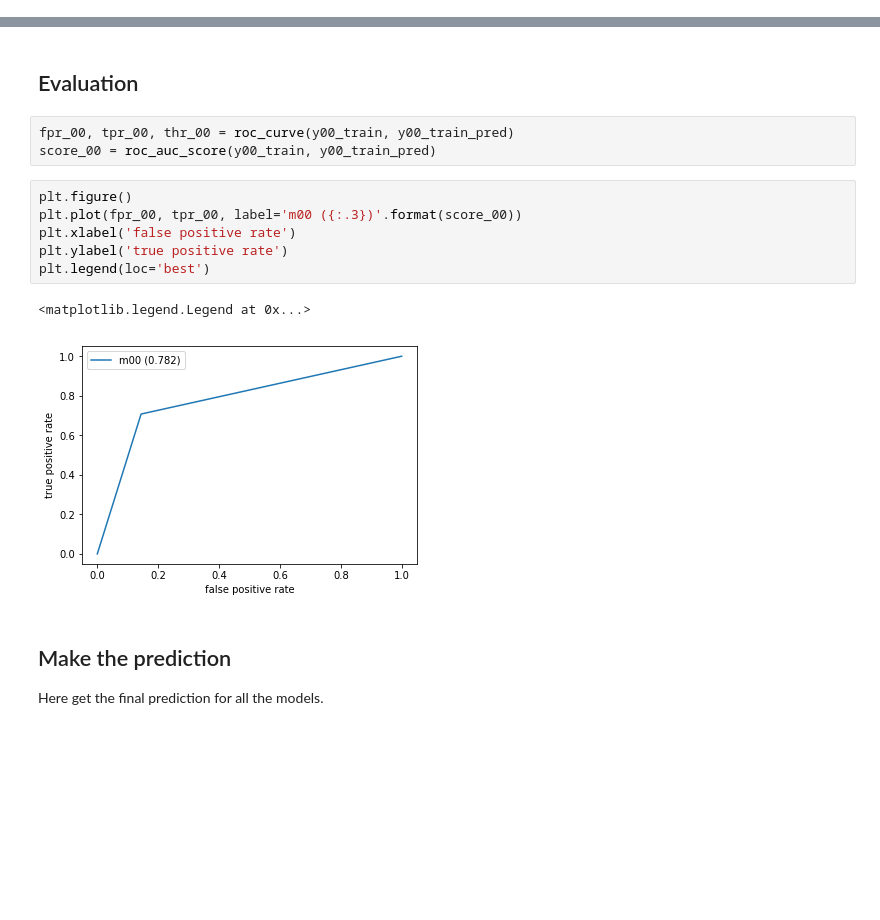
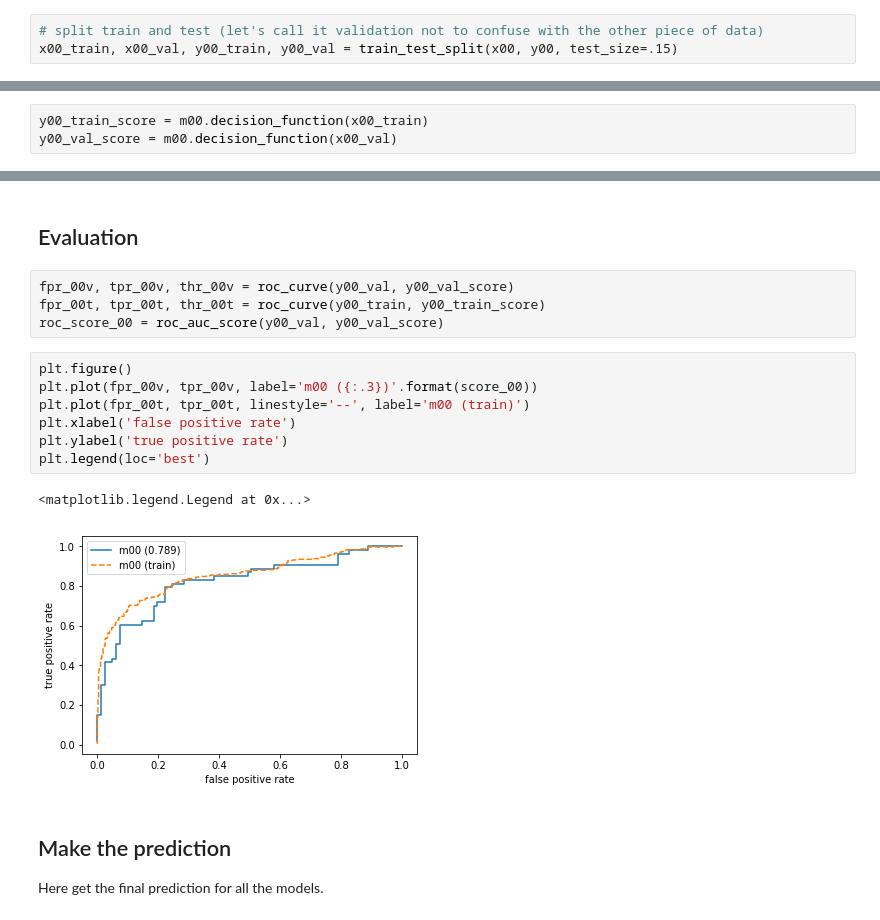
Before and after one commit to francescolosterzo/kaggle-titanic, a Jupyter notebook: Main.ipynb, the cells around one changed output, grey strips where cells are left out. Cells and saved outputs as stored; diff of their text form; blank space fills up the shorter version.

Commit message:
split train/validation set, proper inputs for ROC curve

```diff
--- a/Main.ipynb
+++ b/Main.ipynb
@@ -200,5 +201,8 @@ x00_train.shape
 # %% [output]
 (891, 8)
+# %%
+# split train and test (let's call it validation not to confuse with the other piece of data)
+x00_train, x00_val, y00_train, y00_val = train_test_split(x00, y00, test_size=.15)
 # %% [markdown]
 Now build the model.
 # %%
@@ -209,0 +212,3 @@ y00_train_pred = m00.predict(x00_train)
+# %%
+y00_train_score = m00.decision_function(x00_train)
+y00_val_score = m00.decision_function(x00_val)
@@ -249,18 +256,20 @@ m01_feat_list = ['Pclass','Sex','Age','SibSp','Parch','Fare','Cabin','Embarked']
 m01_input_feat_list = m01_feat_list.copy()
 # %% [markdown]
 ## Evaluation
-# %%
-fpr_00, tpr_00, thr_00 = roc_curve(y00_train, y00_train_pred)
-score_00 = roc_auc_score(y00_train, y00_train_pred)
+# %%
+fpr_00v, tpr_00v, thr_00v = roc_curve(y00_val, y00_val_score)
+fpr_00t, tpr_00t, thr_00t = roc_curve(y00_train, y00_train_score)
+roc_score_00 = roc_auc_score(y00_val, y00_val_score)
 # %%
 plt.figure()
-plt.plot(fpr_00, tpr_00, label='m00 ({:.3})'.format(score_00))
+plt.plot(fpr_00v, tpr_00v, label='m00 ({:.3})'.format(score_00))
+plt.plot(fpr_00t, tpr_00t, linestyle='--', label='m00 (train)')
 plt.xlabel('false positive rate')
 plt.ylabel('true positive rate')
 plt.legend(loc='best')
 # %% [output]
 <matplotlib.legend.Legend at 0x...>
-[figure, old version]
+[figure, new version]
 # %% [markdown]
 ## Make the prediction
 Here get the final prediction for all the models.
```
Also changed, not shown: parts of 6 cells of this notebook.
